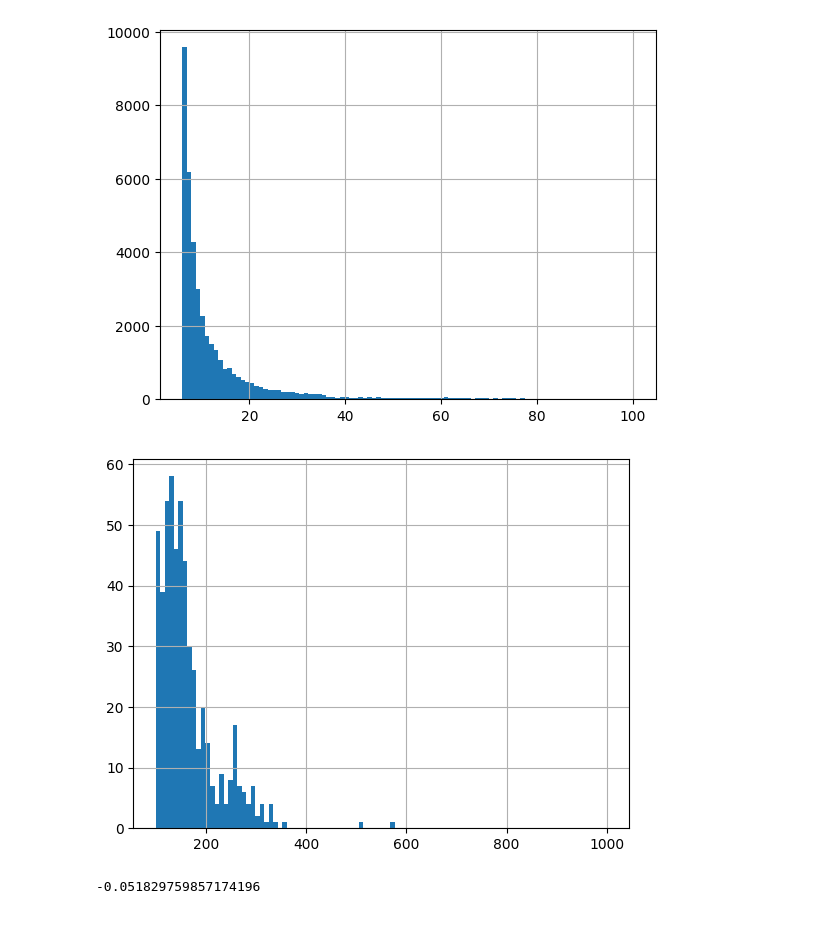
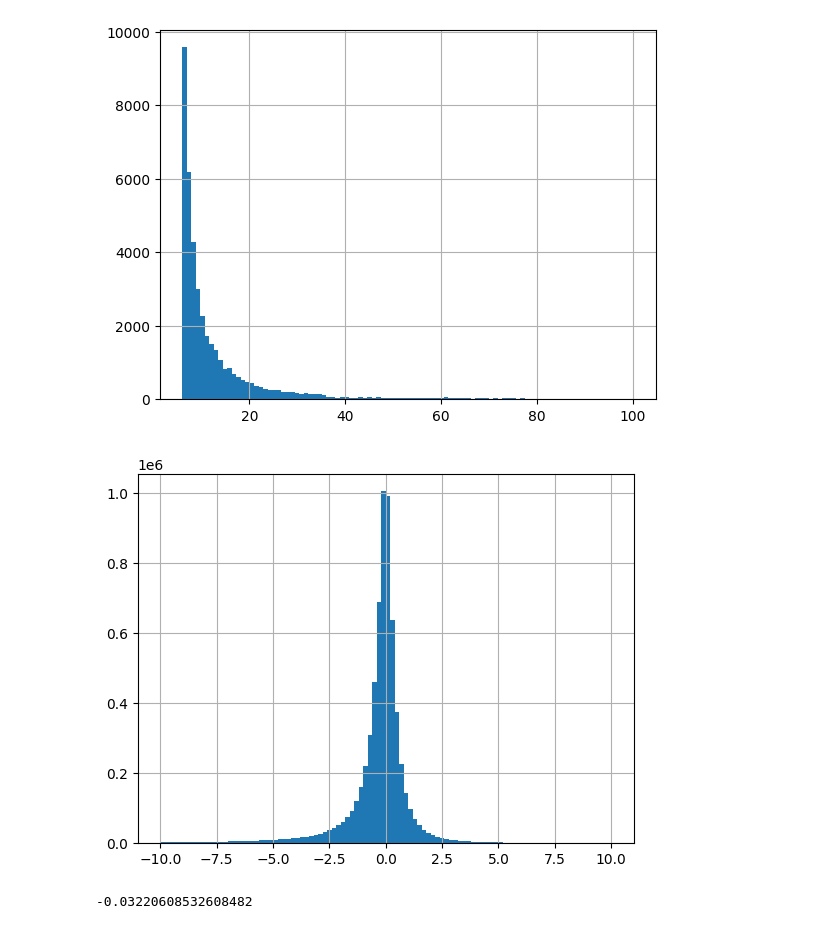
Before and after one commit to dllllb/finexp, a Jupyter notebook: basepred.ipynb, the cells around one changed output. Drawn from its saved outputs; the diff is of its cells as text; code cells hidden in the pictures.

```diff
--- a/basepred.ipynb
+++ b/basepred.ipynb
@@ -57,10 +61,14 @@ prices_t.alpha.hist(range=[0, 6], bins=100);
 prices_t.alpha.hist(range=[6, 100], bins=100);
 # %% [output]
 [figure]
+# %%
+prices_t['alpha_s'] = prices_t.alpha
+prices_t.loc[prices_t.alpha_s < 1, 'alpha_s'] = -1/prices_t.alpha_s
+prices_t.alpha_s = prices_t.alpha_s - prices_t.alpha_s.abs()/prices_t.alpha_s
 # %%
-prices_t.alpha.hist(range=[100, 1000], bins=100);
+prices_t.alpha_s.hist(range=[-10, 10], bins=100);
 # %% [output]
-[figure, old version]
+[figure, new version]
 # %%
 with fs.open('s3://snap-simfin/us-derived-shareprices-daily.zip') as f:
     dsp = pd.read_csv(f, compression='zip', sep=';')
@@ -84,13 +92,14 @@ now = datetime.now()
 m = CatBoostRegressor(
     random_seed=42,
     logging_level='Silent',
+    objective='MAPE',
     train_dir=f'train-{now.strftime("%Y-%m-%d-%H-%M-%S")}'
 )
 
 m.fit(train.drop(columns='alpha'), train.alpha)
 m.score(test.drop(columns='alpha'), test.alpha)
 # %% [output]
--0.051829759857174196
+-0.03220608532608482
 # %%
 pred = m.predict(test.drop(columns='alpha'))
 test_p = test.copy()
```
Also changed, not shown: parts of 6 cells of this notebook.
